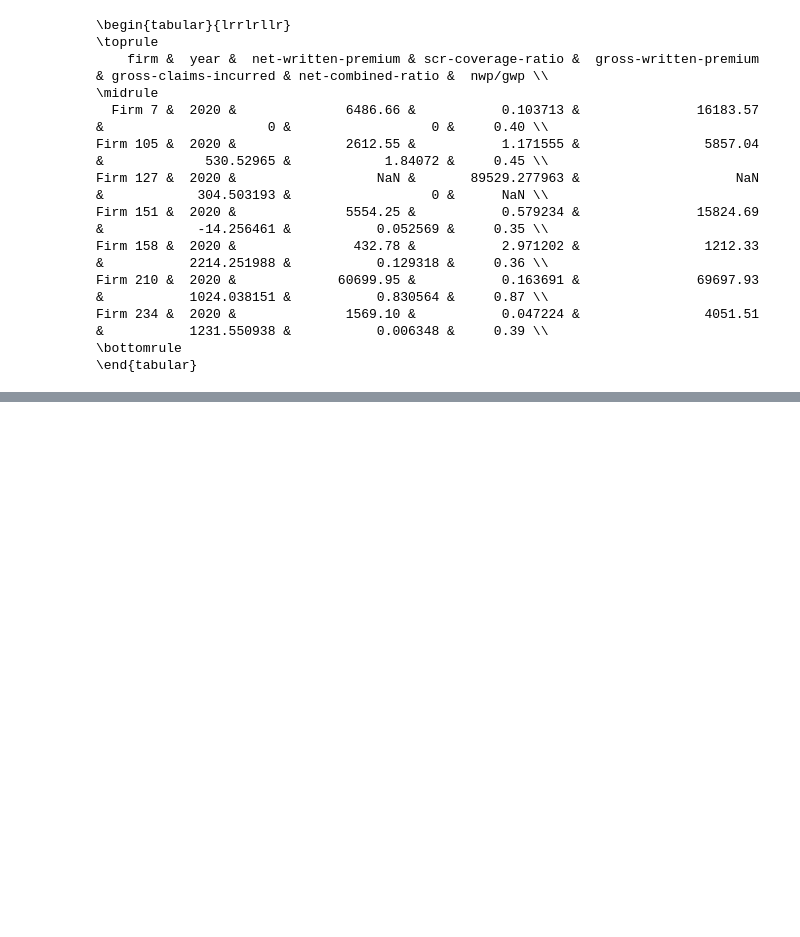
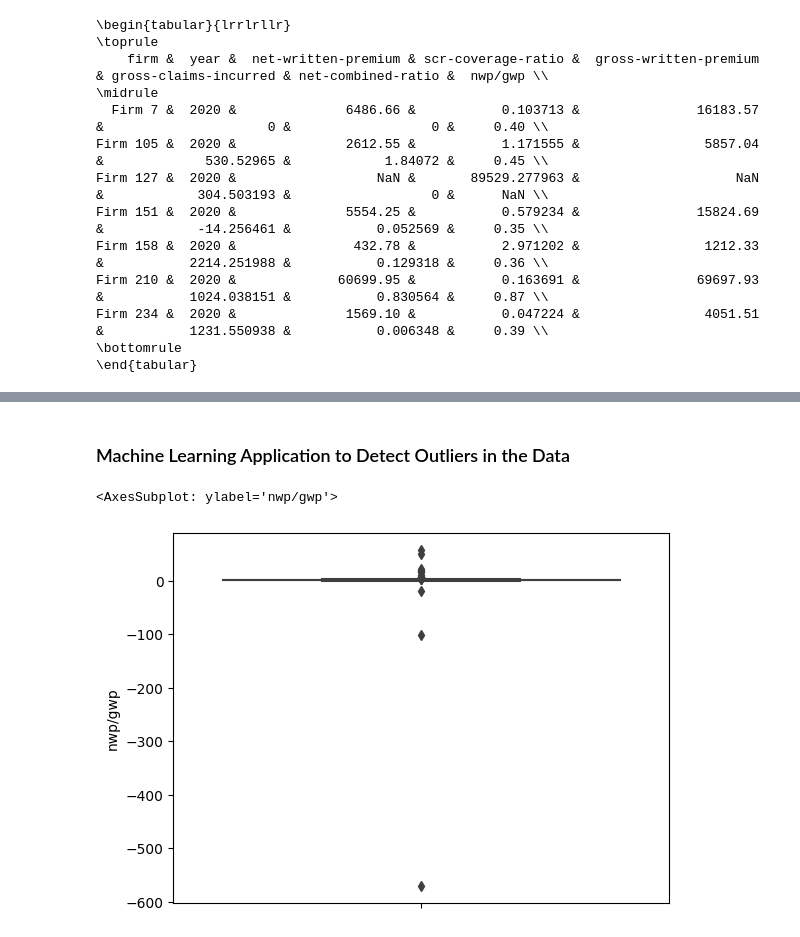
Before and after one commit to jrw22/firm-prioritisation, a Jupyter notebook: firm-prioritisation.ipynb, the cells around one changed output, grey strips where cells are left out. Cells and saved outputs as stored; diff of their text form; code cells hidden in the pictures; blank space fills up the shorter version.

Commit message:
ML application + final edits

```diff
--- a/firm-prioritisation.ipynb
+++ b/firm-prioritisation.ipynb
@@ -305,0 +317,7 @@ Firm 234 &  2020 &              1569.10 &           0.047224 &                40
+# %% [markdown]
+### Machine Learning Application to Detect Outliers in the Data
+# %%
+sns.boxplot(firm_data_2020, y = 'nwp/gwp')
+# %% [output]
+<AxesSubplot: ylabel='nwp/gwp'>
+[figure, added]
```
Also changed, not shown: parts of 10 cells of this notebook, 3 other files.
